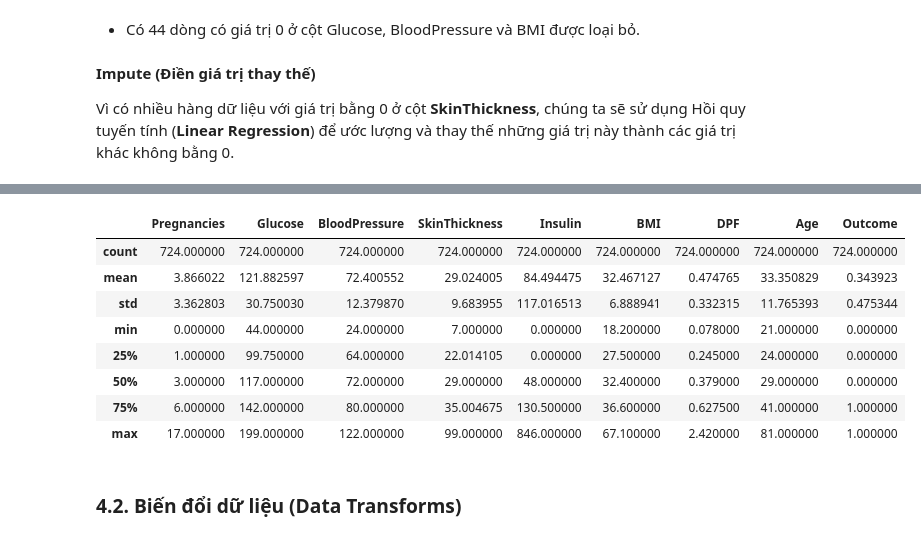
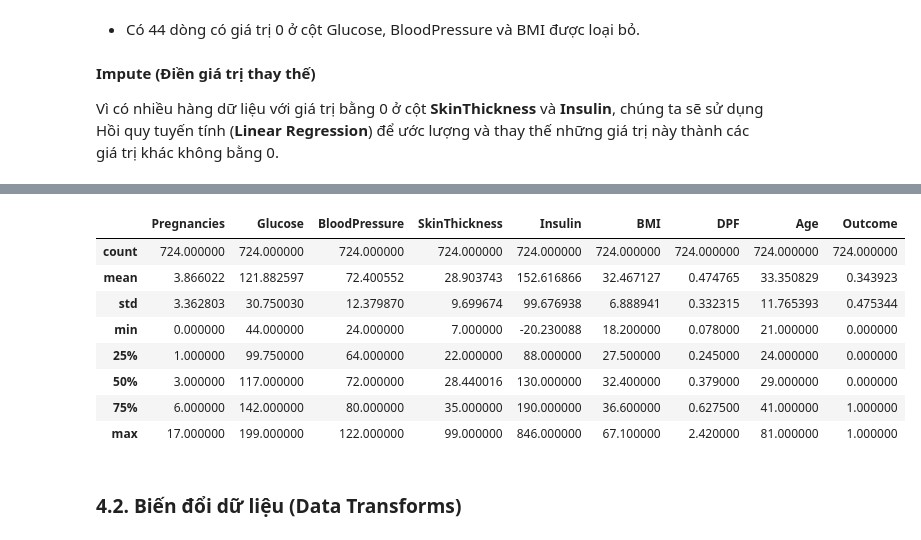
Before and after one commit to chien2734/sgu_data_analyst, a Jupyter notebook: Lab03_BuiDucChien_3122410039.ipynb, the cells around one changed output, grey strips where cells are left out. Cells and saved outputs as stored; diff of their text form; code cells hidden in the pictures.

Commit message:
Được tạo bằng Colab

```diff
--- a/Lab03_BuiDucChien_3122410039.ipynb
+++ b/Lab03_BuiDucChien_3122410039.ipynb
@@ -455,27 +455,40 @@ dtype: float64
 # %% [markdown]
 **Impute (Điền giá trị thay thế)**
 
-Vì có nhiều hàng dữ liệu với giá trị bằng 0 ở cột **SkinThickness**, chúng ta sẽ sử dụng Hồi quy tuyến tính (**Linear Regression**) để ước lượng và thay thế những giá trị này thành các giá trị khác không bằng 0.
+Vì có nhiều hàng dữ liệu với giá trị bằng 0 ở cột **SkinThickness** và **Insulin**, chúng ta sẽ sử dụng Hồi quy tuyến tính (**Linear Regression**) để ước lượng và thay thế những giá trị này thành các giá trị khác không bằng 0.
 # %%
-# Impute cho SkinThickness bằng Linear Regression
-# 1. Tách dữ liệu có và không có SkinThickness
-df_impute = df_rem[df_rem["SkinThickness"] != 0].copy()
-df_0 = df_rem[df_rem["SkinThickness"] == 0].copy()
+# 1. Tách dữ liệu hợp lệ (có giá trị khác 0)
+df_valid = df_rem[(df_rem["SkinThickness"] != 0) & (df_rem["Insulin"] != 0)].copy()
+df_missing = df_rem[(df_rem["SkinThickness"] == 0) | (df_rem["Insulin"] == 0)].copy()
 
-# 2. Huấn luyện Linear Regression với dữ liệu hợp lệ
-linreg = LinearRegression()
-linreg.fit(
-    df_impute.drop(["SkinThickness", "Outcome"], axis=1),
-    df_impute["SkinThickness"]
+# 2. Impute cho SkinThickness
+linreg_skin = LinearRegression()
+linreg_skin.fit(
+    df_valid.drop(["SkinThickness", "Outcome"], axis=1),
+    df_valid["SkinThickness"]
 )
 
-# 3. Dự đoán và thay thế giá trị cho những hàng có SkinThickness = 0
-df_0.loc[:, "SkinThickness"] = linreg.predict(
-    df_0.drop(["SkinThickness", "Outcome"], axis=1)
+# Dự đoán SkinThickness cho các hàng thiếu
+mask_skin = df_missing["SkinThickness"] == 0
+df_missing.loc[mask_skin, "SkinThickness"] = linreg_skin.predict(
+    df_missing.loc[mask_skin].drop(["SkinThickness", "Outcome"], axis=1)
 )
 
-# 4. Gộp lại hai phần dữ liệu
-df_impute = pd.concat([df_impute, df_0], axis=0)
+# 3. Impute cho Insulin
+linreg_ins = LinearRegression()
+linreg_ins.fit(
+    df_valid.drop(["Insulin", "Outcome"], axis=1),
+    df_valid["Insulin"]
+)
+
+# Dự đoán Insulin cho các hàng thiếu
+mask_ins = df_missing["Insulin"] == 0
+df_missing.loc[mask_ins, "Insulin"] = linreg_ins.predict(
+    df_missing.loc[mask_ins].drop(["Insulin", "Outcome"], axis=1)
+)
+
+# 4. Gộp dữ liệu đã xử lý lại
+df_impute = pd.concat([df_valid, df_missing], axis=0)
 
 # 5. Thống kê kết quả
 display(df_impute.describe())
@@ -500,11 +513,11 @@ display(df_impute.describe())
 |  | Pregnancies | Glucose | BloodPressure | SkinThickness | Insulin | BMI | DPF | Age | Outcome |
 | count | 724.000000 | 724.000000 | 724.000000 | 724.000000 | 724.000000 | 724.000000 | 724.000000 | 724.000000 | 724.000000 |
-| mean | 3.866022 | 121.882597 | 72.400552 | 29.024005 | 84.494475 | 32.467127 | 0.474765 | 33.350829 | 0.343923 |
-| std | 3.362803 | 30.750030 | 12.379870 | 9.683955 | 117.016513 | 6.888941 | 0.332315 | 11.765393 | 0.475344 |
-| min | 0.000000 | 44.000000 | 24.000000 | 7.000000 | 0.000000 | 18.200000 | 0.078000 | 21.000000 | 0.000000 |
-| 25% | 1.000000 | 99.750000 | 64.000000 | 22.014105 | 0.000000 | 27.500000 | 0.245000 | 24.000000 | 0.000000 |
-| 50% | 3.000000 | 117.000000 | 72.000000 | 29.000000 | 48.000000 | 32.400000 | 0.379000 | 29.000000 | 0.000000 |
-| 75% | 6.000000 | 142.000000 | 80.000000 | 35.004675 | 130.500000 | 36.600000 | 0.627500 | 41.000000 | 1.000000 |
+| mean | 3.866022 | 121.882597 | 72.400552 | 28.903743 | 152.616866 | 32.467127 | 0.474765 | 33.350829 | 0.343923 |
+| std | 3.362803 | 30.750030 | 12.379870 | 9.699674 | 99.676938 | 6.888941 | 0.332315 | 11.765393 | 0.475344 |
+| min | 0.000000 | 44.000000 | 24.000000 | 7.000000 | -20.230088 | 18.200000 | 0.078000 | 21.000000 | 0.000000 |
+| 25% | 1.000000 | 99.750000 | 64.000000 | 22.000000 | 88.000000 | 27.500000 | 0.245000 | 24.000000 | 0.000000 |
+| 50% | 3.000000 | 117.000000 | 72.000000 | 28.440016 | 130.000000 | 32.400000 | 0.379000 | 29.000000 | 0.000000 |
+| 75% | 6.000000 | 142.000000 | 80.000000 | 35.000000 | 190.000000 | 36.600000 | 0.627500 | 41.000000 | 1.000000 |
 | max | 17.000000 | 199.000000 | 122.000000 | 99.000000 | 846.000000 | 67.100000 | 2.420000 | 81.000000 | 1.000000 |
 # %% [markdown]
 ### 4.2. Biến đổi dữ liệu (Data Transforms)
```
Also changed, not shown: parts of 7 cells of this notebook.
